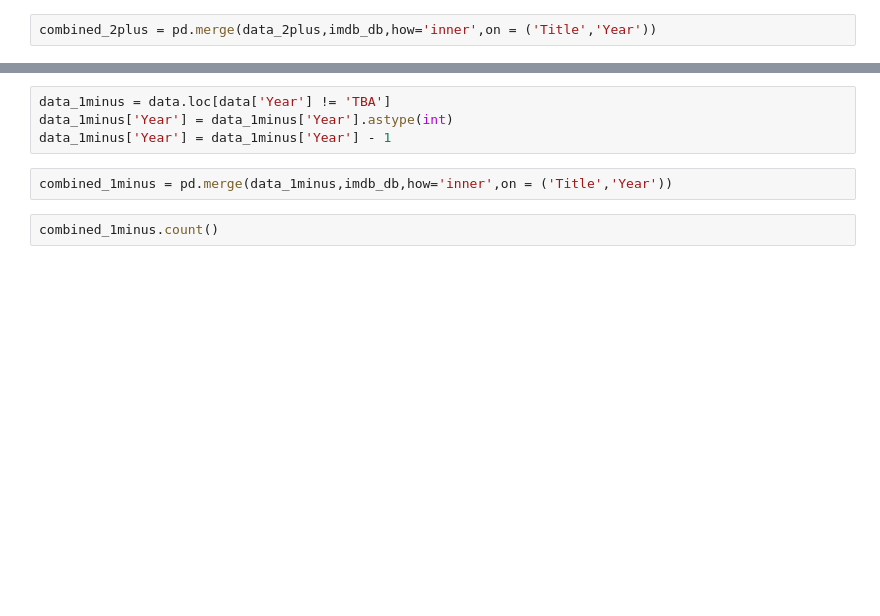
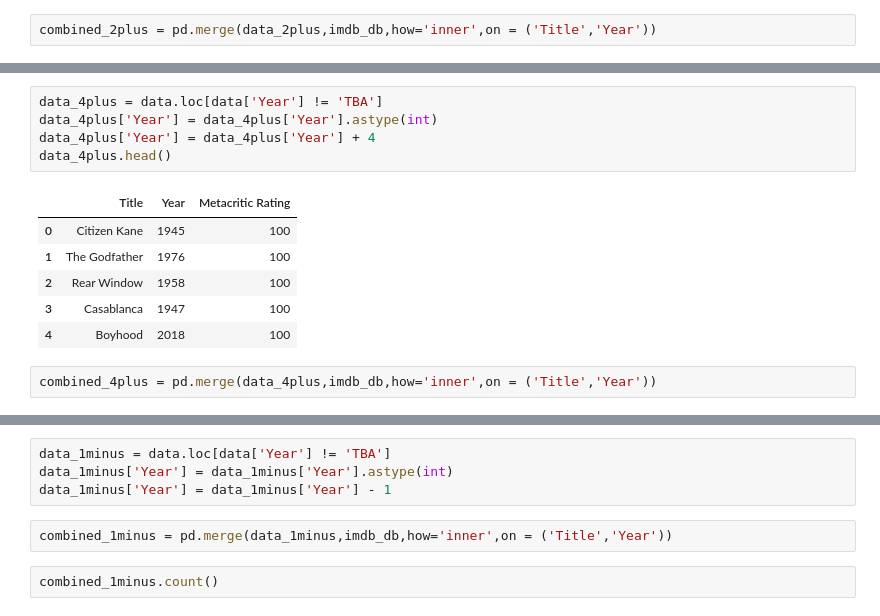
Before and after one commit to cgilbert05/ETL-Project, a Jupyter notebook: Untitled.ipynb, the cells around one changed output, grey strips where cells are left out. Drawn from its saved outputs; the diff is of its cells as text; blank space fills up the shorter version.

```diff
--- a/Untitled.ipynb
+++ b/Untitled.ipynb
@@ -60,0 +85,14 @@ combined_2plus
+# %%
+data_4plus = data.loc[data['Year'] != 'TBA']
+data_4plus['Year'] = data_4plus['Year'].astype(int)
+data_4plus['Year'] = data_4plus['Year'] + 4
+data_4plus.head()
+# %% [output]
+|  | Title | Year | Metacritic Rating |
+| 0 | Citizen Kane | 1945 | 100 |
+| 1 | The Godfather | 1976 | 100 |
+| 2 | Rear Window | 1958 | 100 |
+| 3 | Casablanca | 1947 | 100 |
+| 4 | Boyhood | 2018 | 100 |
+# %%
+combined_4plus = pd.merge(data_4plus,imdb_db,how='inner',on = ('Title','Year'))
```
Also changed, not shown: parts of 26 cells of this notebook, 3 other files.
